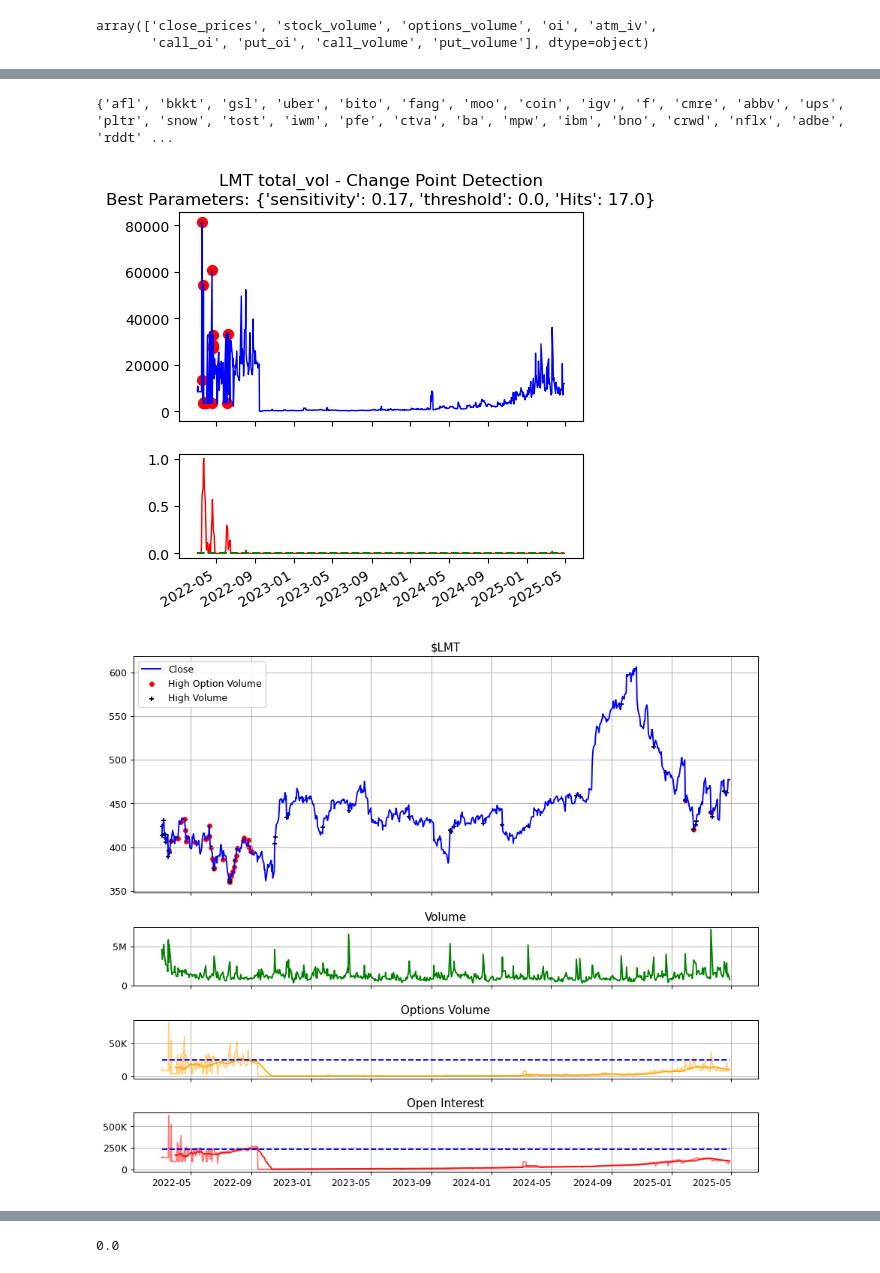
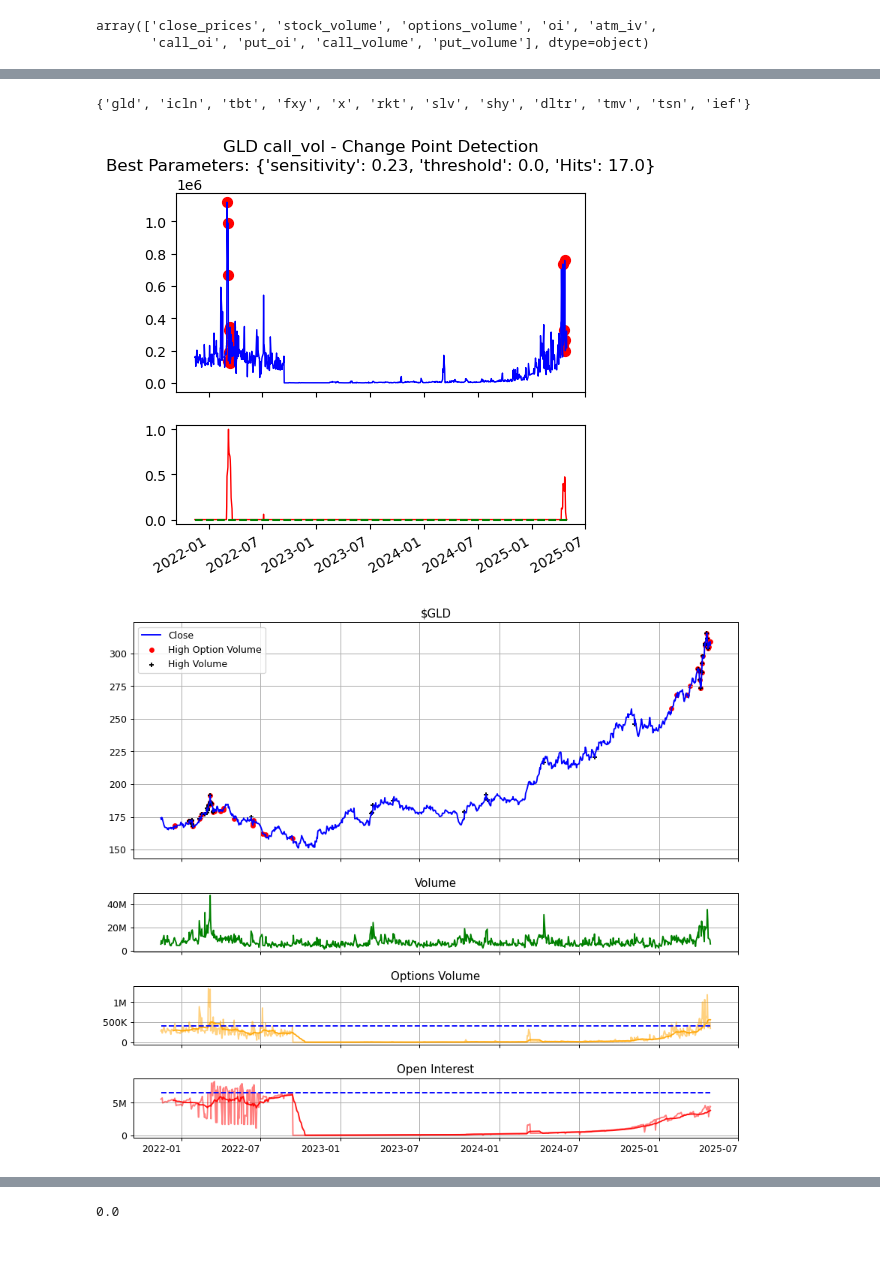
Before and after one commit to jach8/stock_watcher, a Jupyter notebook: models/trends/cd3.ipynb, the cells around one changed output, grey strips where cells are left out. Cells and saved outputs as stored; diff of their text form; code cells hidden in the pictures.

```diff
--- a/models/trends/cd3.ipynb
+++ b/models/trends/cd3.ipynb
@@ -165,18 +149,18 @@ Increasing Price: ['gdx', 'gme', 'spy', 'xlf', 'aapl', 'pfe', 'igv', 'uber', 'xl
 # %%
-b = set(increasing_options_volume) & set(increasing_price)
+b = set(increasing_options_volume) & set(increasing_price) & set(increasing_call_volume) & set(increasing_call_oi)
 print(b)
 # %% [output]
-{'afl', 'bkkt', 'gsl', 'uber', 'bito', 'fang', 'moo', 'coin', 'igv', 'f', 'cmre', 'abbv', 'ups', 'pltr', 'snow', 'tost', 'iwm', 'pfe', 'ctva', 'ba', 'mpw', 'ibm', 'bno', 'crwd', 'nflx', 'adbe', 'rddt' ...
+{'gld', 'icln', 'tbt', 'fxy', 'x', 'rkt', 'slv', 'shy', 'dltr', 'tmv', 'tsn', 'ief'}
 # %%
-stock = 'lmt'; column = 'total_vol'
+stock = 'gld'; column = 'call_vol'
 pdf, odf, result = plot_model(stock, column)
 pdf.columns = [x.lower() for x in pdf.columns]
 fig, ax = plt.subplots(4, 1, height_ratios=[2, 0.5, 0.5, 0.5], figsize = (10, 10), dpi = 90)
 price_volume_oi_chart(odf, pdf, fig, ax, stock = stock)
 fig.show()
 # %% [output]
-[figure, old version]
+[figure, new version]
-[figure, old version]
+[figure, new version]
 # %%
 
 pretty_print(odf[['total_vol', 'call_vol_chng', 'put_vol_chng', 'total_oi', 'call_oi_chng', 'put_oi_chng']])
```
Also changed, not shown: parts of 8 cells of this notebook, 8 other files.
